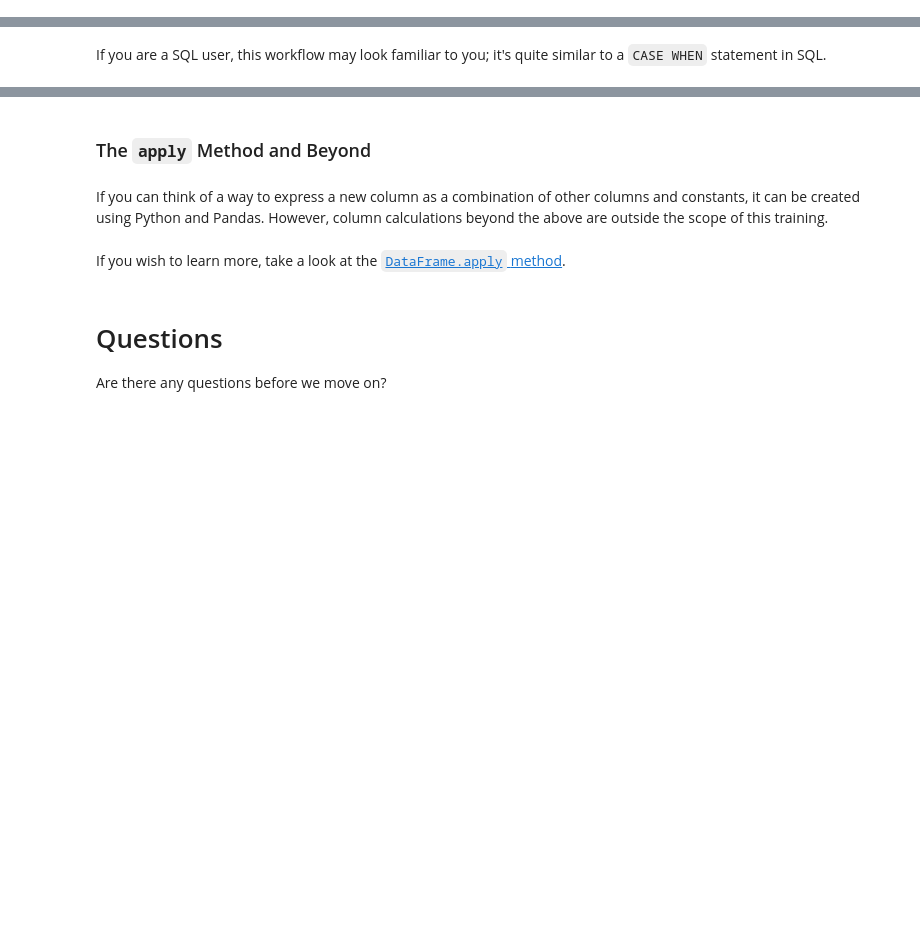
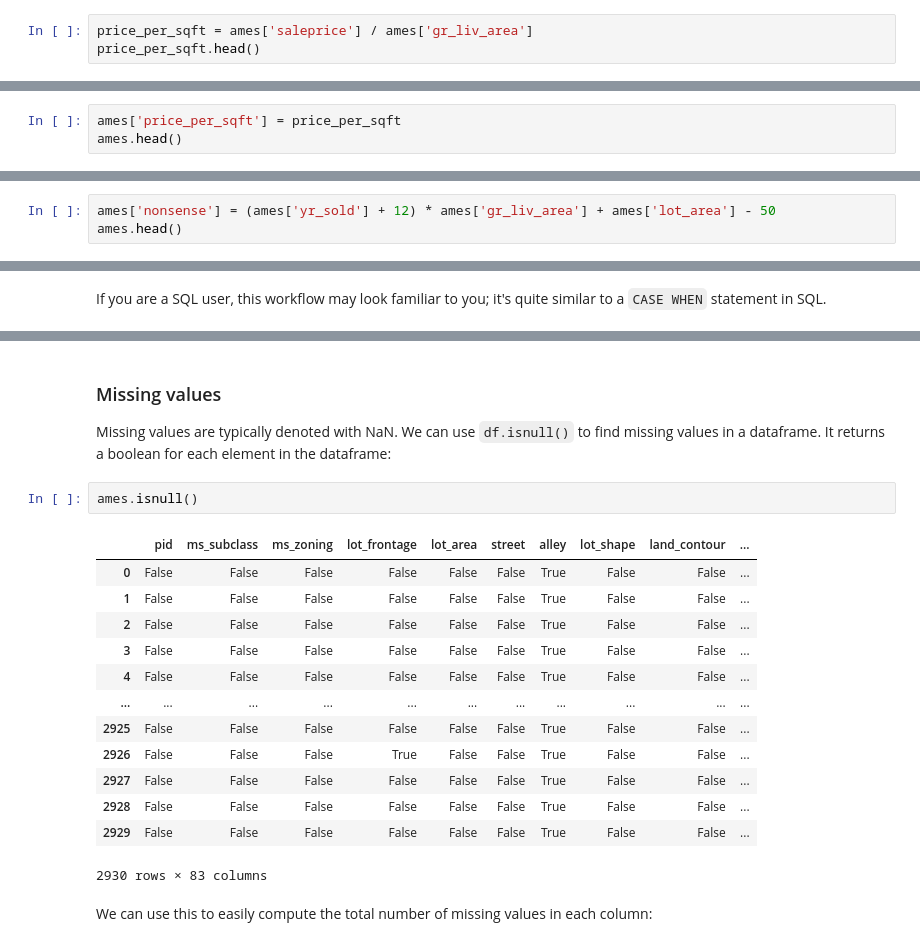
Before and after one commit to bradleyboehmke/uc-bana-6043, a Jupyter notebook: book/03-module/lesson-3b.ipynb, the cells around one changed output, grey strips where cells are left out. Saved outputs shown, nothing was run; the diff lists cells and outputs as text; blank space fills up the shorter version.

```diff
--- a/book/03-module/lesson-3b.ipynb
+++ b/book/03-module/lesson-3b.ipynb
@@ -195,0 +291,3 @@ planes.head()
+# %%
+price_per_sqft = ames['saleprice'] / ames['gr_liv_area']
+price_per_sqft.head()
@@ -195,0 +301,3 @@ planes.head()
+# %%
+ames['price_per_sqft'] = price_per_sqft
+ames.head()
@@ -234,0 +314,3 @@ planes
+# %%
+ames['nonsense'] = (ames['yr_sold'] + 12) * ames['gr_liv_area'] + ames['lot_area'] - 50
+ames.head()
@@ -334,11 +463,22 @@ it's quite similar to a `CASE WHEN` statement in SQL.
-# %% [markdown]
-### The `apply` Method and Beyond
-# %% [markdown]
-If you can think of a way to express a new column as a combination of other columns and constants, it can be created using Python and Pandas.
-However, column calculations beyond the above are outside the scope of this training.
-# %% [markdown]
-If you wish to learn more, take a look at the [`DataFrame.apply` method](https://pandas.pydata.org/pandas-docs/stable/reference/api/pandas.DataFrame.apply.html).
-# %% [markdown]
-# Questions
-
-Are there any questions before we move on?
+# %% [markdown]
+### Missing values
+
+Missing values are typically denoted with NaN. We can use `df.isnull()` to find missing values in a dataframe. It returns a boolean for each element in the dataframe:
+# %%
+ames.isnull()
+# %% [output]
+|  | pid | ms_subclass | ms_zoning | lot_frontage | lot_area | street | alley | lot_shape | land_contour | ... |
+| 0 | False | False | False | False | False | False | True | False | False | ... |
+| 1 | False | False | False | False | False | False | True | False | False | ... |
+| 2 | False | False | False | False | False | False | True | False | False | ... |
+| 3 | False | False | False | False | False | False | True | False | False | ... |
+| 4 | False | False | False | False | False | False | True | False | False | ... |
+| ... | ... | ... | ... | ... | ... | ... | ... | ... | ... | ... |
+| 2925 | False | False | False | False | False | False | True | False | False | ... |
+| 2926 | False | False | False | True | False | False | True | False | False | ... |
+| 2927 | False | False | False | False | False | False | True | False | False | ... |
+| 2928 | False | False | False | False | False | False | True | False | False | ... |
+| 2929 | False | False | False | False | False | False | True | False | False | ... |
+2930 rows × 83 columns
+# %% [markdown]
+We can use this to easily compute the total number of missing values in each column:
```
Also changed, not shown: parts of 121 cells of this notebook.
